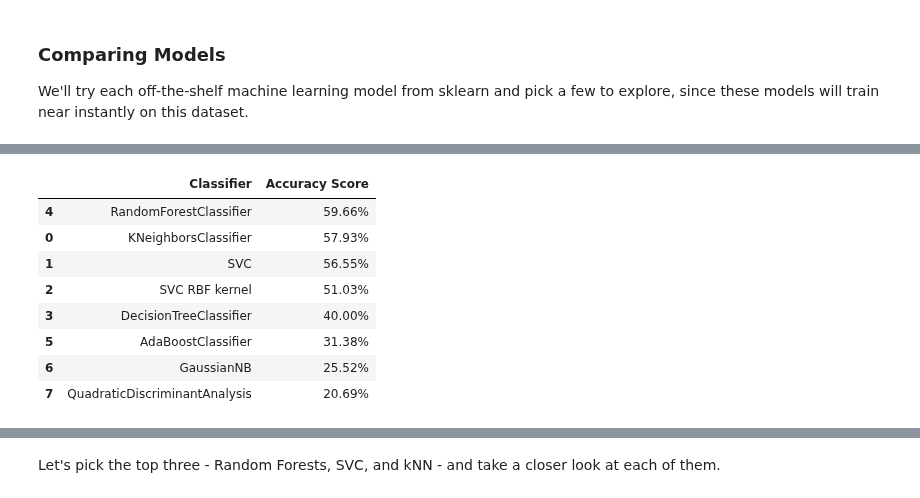
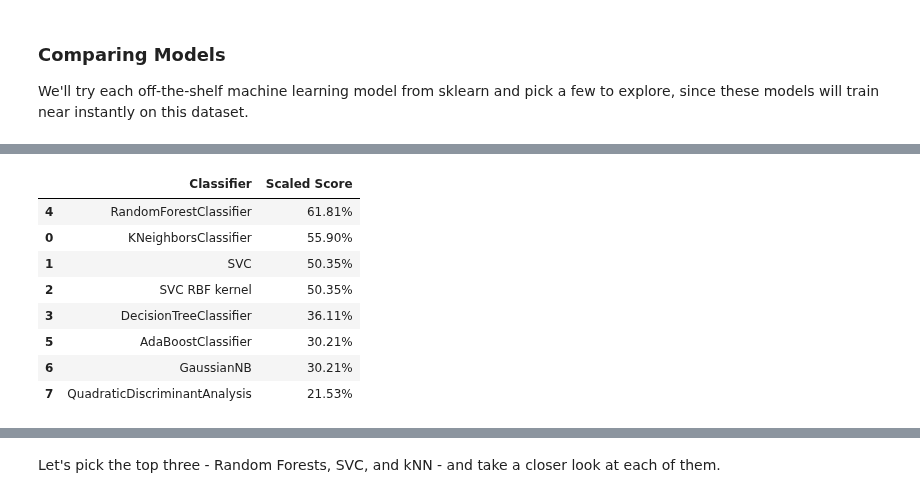
Before and after one commit to madelinehooo/Week3-ClassicML, a Jupyter notebook: Week_3_MachineLearning.ipynb, the cells around one changed output, grey strips where cells are left out. Drawn from its saved outputs; the diff is of its cells as text; code cells hidden in the pictures.

```diff
--- a/Week_3_MachineLearning.ipynb
+++ b/Week_3_MachineLearning.ipynb
@@ -443,0 +580,29 @@ We'll try each off-the-shelf machine learning model from sklearn and pick a few
+# %%
+#My Data - Unscaled
+from sklearn.neighbors import KNeighborsClassifier
+from sklearn.svm import SVC
+from sklearn.tree import DecisionTreeClassifier
+from sklearn.ensemble import RandomForestClassifier, AdaBoostClassifier
+from sklearn.naive_bayes import GaussianNB
+from sklearn.discriminant_analysis import QuadraticDiscriminantAnalysis
+
+classification_models = [
+    KNeighborsClassifier(),#(3),
+    SVC(kernel='linear'),#, C=0.025),
+    SVC(kernel='rbf'),
+    DecisionTreeClassifier(),#max_depth=5),
+    RandomForestClassifier(),#max_depth=5, n_estimators=10, max_features=1),
+    AdaBoostClassifier(),
+    GaussianNB(),
+    QuadraticDiscriminantAnalysis()]
+
+scores_unscaled = []
+for model in classification_models:
+    model.fit(X_train, y_train) #model trains one data each time
+    score = model.score(X_test, y_test)
+    model_name = type(model).__name__
+    if model_name=='SVC' and model.kernel=='rbf': model_name+=' RBF kernel'
+    scores_unscaled.append((model_name,(f'{100*score:.2f}%')))
+# Make it pretty
+scores_unscaled_df = pd.DataFrame(scores_unscaled,columns=['Classifier','Unscaled Score'])
+scores_unscaled_df.sort_values(by='Unscaled Score',axis=0,ascending=False)
@@ -444,38 +619,39 @@ We'll try each off-the-shelf machine learning model from sklearn and pick a few
 # %%
+#My Data - Scaled
 from sklearn.neighbors import KNeighborsClassifier
 from sklearn.svm import SVC
 from sklearn.tree import DecisionTreeClassifier
 from sklearn.ensemble import RandomForestClassifier, AdaBoostClassifier
 from sklearn.naive_bayes import GaussianNB
 from sklearn.discriminant_analysis import QuadraticDiscriminantAnalysis
 
 classification_models = [
     KNeighborsClassifier(),#(3),
     SVC(kernel='linear'),#, C=0.025),
     SVC(kernel='rbf'),
     DecisionTreeClassifier(),#max_depth=5),
     RandomForestClassifier(),#max_depth=5, n_estimators=10, max_features=1),
     AdaBoostClassifier(),
     GaussianNB(),
     QuadraticDiscriminantAnalysis()]
 
-scores = []
+scores_scaled = []
 for model in classification_models:
     model.fit(X_train_scaled, y_train)
     score = model.score(X_test_scaled, y_test)
     model_name = type(model).__name__
     if model_name=='SVC' and model.kernel=='rbf': model_name+=' RBF kernel'
-    scores.append((model_name,(f'{100*score:.2f}%')))
+    scores_scaled.append((model_name,(f'{100*score:.2f}%')))
 # Make it pretty
-scores_df = pd.DataFrame(scores,columns=['Classifier','Accuracy Score'])
-scores_df.sort_values(by='Accuracy Score',axis=0,ascending=False)
+scores_scaled_df = pd.DataFrame(scores_scaled,columns=['Classifier','Scaled Score'])
+scores_scaled_df.sort_values(by='Scaled Score',axis=0,ascending=False)
 # %% [output]
-|  | Classifier | Accuracy Score |
-| 4 | RandomForestClassifier | 59.66% |
-| 0 | KNeighborsClassifier | 57.93% |
-| 1 | SVC | 56.55% |
-| 2 | SVC RBF kernel | 51.03% |
-| 3 | DecisionTreeClassifier | 40.00% |
-| 5 | AdaBoostClassifier | 31.38% |
-| 6 | GaussianNB | 25.52% |
-| 7 | QuadraticDiscriminantAnalysis | 20.69% |
+|  | Classifier | Scaled Score |
+| 4 | RandomForestClassifier | 61.81% |
+| 0 | KNeighborsClassifier | 55.90% |
+| 1 | SVC | 50.35% |
+| 2 | SVC RBF kernel | 50.35% |
+| 3 | DecisionTreeClassifier | 36.11% |
+| 5 | AdaBoostClassifier | 30.21% |
+| 6 | GaussianNB | 30.21% |
+| 7 | QuadraticDiscriminantAnalysis | 21.53% |
```
Also changed, not shown: parts of 27 cells of this notebook.
